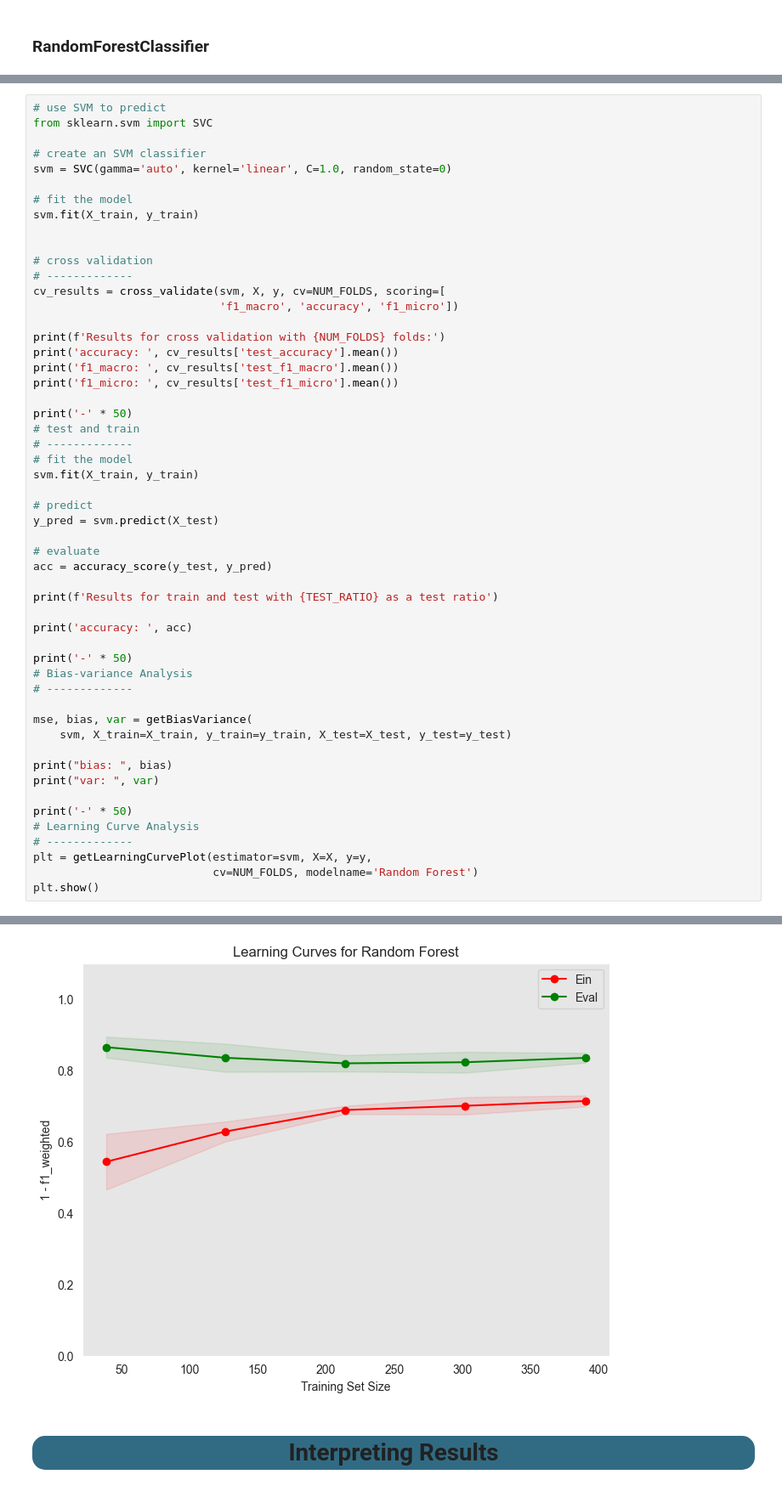
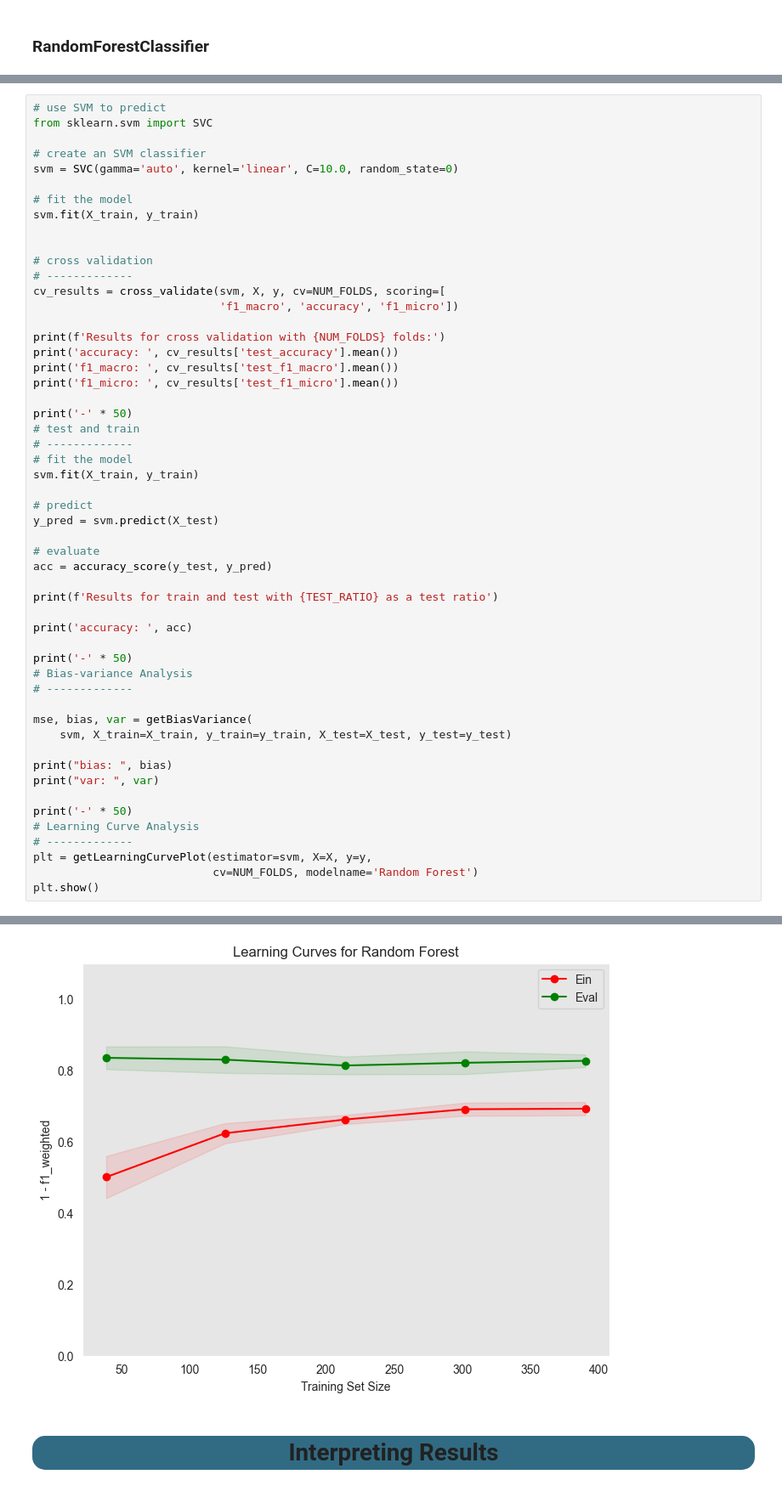
Before and after one commit to Mostafa-wael/Exploring-the-Landscape-of-the-Egyptian-Software-Market, a Jupyter notebook: notebooks/predictive.ipynb, the cells around one changed output, grey strips where cells are left out. Shown at 85% size. Saved outputs shown, nothing was run; the diff lists cells and outputs as text.

```diff
--- a/notebooks/predictive.ipynb
+++ b/notebooks/predictive.ipynb
@@ -430,7 +433,7 @@ var:  0.8419357142857142
 from sklearn.svm import SVC
 
 # create an SVM classifier
-svm = SVC(gamma='auto', kernel='linear', C=1.0, random_state=0)
+svm = SVC(gamma='auto', kernel='linear', C=10.0, random_state=0)
 
 # fit the model
 svm.fit(X_train, y_train)
@@ -492,5 +495,5 @@ var:  1.7144232142857143
 --------------------------------------------------
-[figure, old version]
+[figure, new version]
 # %% [markdown]
 <div style="border-width:1; border-radius: 15px; border-style: solid; border-color: rgb(10, 10, 10); background-color: #316B83; text-align: center;font: 14pt 'Candara';font-weight:bold;"><h1> Interpreting Results</h1></div>
 # %% [markdown]
```
Also changed, not shown: parts of 4 cells of this notebook.
